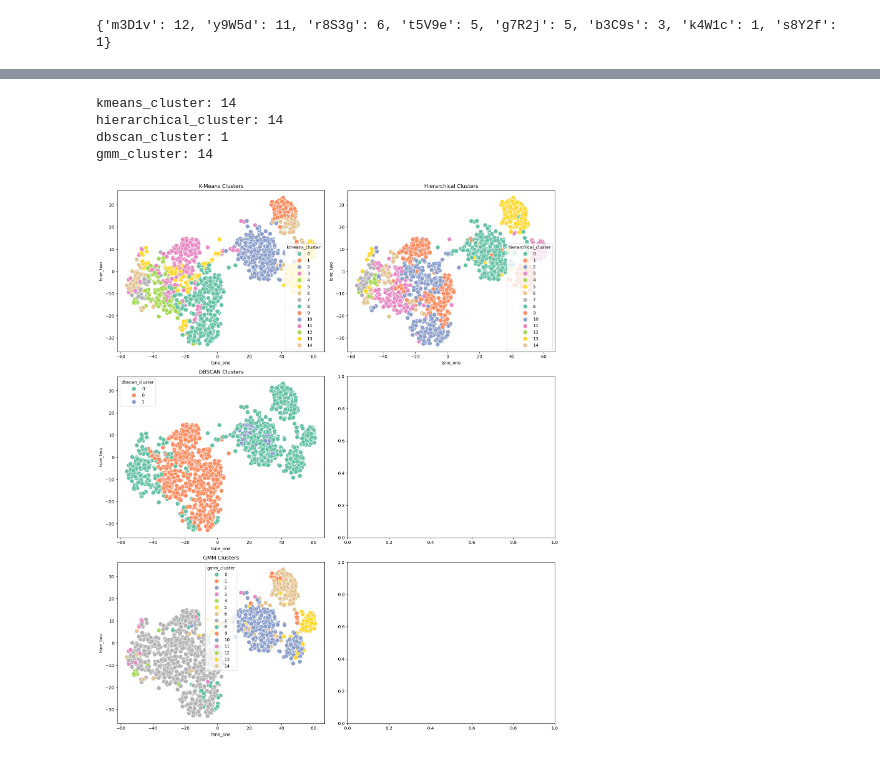
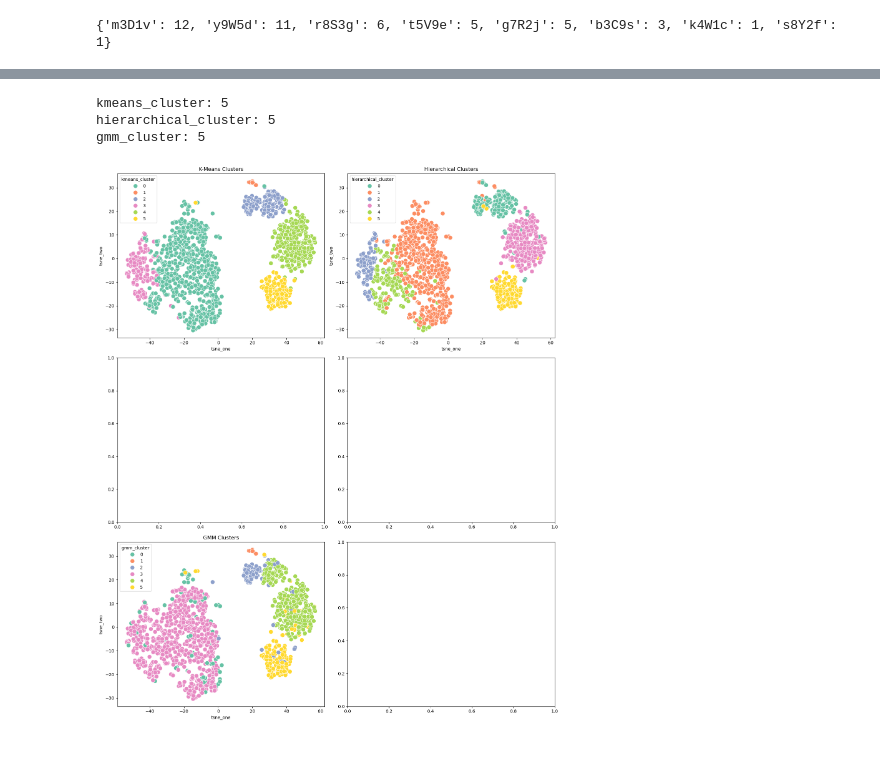
Before and after one commit to zyx2yx/ProfessionPracticeProject, a Jupyter notebook: dataprocess/task2/task2-02.ipynb, the cells around one changed output, grey strips where cells are left out. Drawn from its saved outputs; the diff is of its cells as text; code cells hidden in the pictures.

```diff
--- a/dataprocess/task2/task2-02.ipynb
+++ b/dataprocess/task2/task2-02.ipynb
@@ -30,15 +30,18 @@ submit_record = pd.read_csv(relative_path + 'All_Class/all_class_submit_record.c
 submit_record['time'] = pd.to_datetime(submit_record['time'], unit='s')
 
 # 提取时间特征
-submit_record['hour'] = submit_record['time'].dt.hour
-submit_record['day'] = submit_record['time'].dt.day
-submit_record['weekday'] = submit_record['time'].dt.weekday
-submit_record['month'] = submit_record['time'].dt.month
+submit_record['hour'] = submit_record['time'].dt.hour # 0-23
+submit_record['day'] = submit_record['time'].dt.day # 1-31
+# submit_record['weekday'] = submit_record['time'].dt.weekday # 0-6, 0 is Monday
+# submit_record['week'] = submit_record['time'].dt.week # 1-52 没有这个属性
+submit_record['month'] = submit_record['time'].dt.month # 1-12
+# submit_record['weekday_name'] = submit_record['time'].dt.weekday_name # Monday, Tuesday, ...
+# print(submit_record.iloc[50:100,16:20])
 
 # 按时间特征统计答题量
 hourly_data = submit_record.groupby('hour').size()
 daily_data = submit_record.groupby('day').size()
-weekly_data = submit_record.groupby('weekday').size()
+# weekly_data = submit_record.groupby('weekday').size()
 monthly_data = submit_record.groupby('month').size()
 # %%
 # 答题正确率
@@ -80,10 +83,19 @@ features.columns = [
     # 'major',
 ]
 
+# 学生的活跃天数，需要注意答题记录中包含5个月的数据
+temple_submit_record = submit_record.drop_duplicates(subset=['student_ID', 'month','day'], keep='first')
+features['active_days'] = temple_submit_record.groupby('student_ID')['day'].count()
+# print(features['active_days'][:100])
+# 每个学生的答题时长 可能与题目尝试次数相关
+temple_submit_record = submit_record.drop_duplicates(subset=['student_ID', 'month','day','hour'], keep='first')
+features['learn_hours'] = temple_submit_record.groupby('student_ID')['hour'].count()
+
+# 每道题目对应知识点最终得分率
 submit_record = submit_record.sort_values(by=['student_ID', 'title_ID', 'knowledge','score'], ascending=[True, True, True, False])
 submit_record = submit_record.drop_duplicates(subset=['student_ID', 'title_ID', 'knowledge'], keep='first')
 submit_record['score_ratio'] = submit_record['score'] / submit_record['full_score']
-
+# 每个学生每个知识点的平均得分率
 submit_record['score_ratio_per_kg'] = submit_record.groupby(['student_ID', 'knowledge'])['score_ratio'].transform('mean')
 score_pivot = submit_record.pivot_table(index='student_ID', columns='knowledge', values='score_ratio_per_kg', aggfunc='first').fillna(0)
 score_pivot.columns = [f'score_ratio_{col}' for col in score_pivot.columns]
@@ -187,17 +199,22 @@ import seaborn as sns
 from sklearn.manifold import TSNE
 from sklearn.decomposition import PCA
 
+num_clusters = 5
+num_clusters = 6
+# num_clusters = 7
+# num_clusters = 8
+# num_clusters = 10
 # 标准化特征
 scaler = StandardScaler()
 scaled_features = scaler.fit_transform(features)
 # KMeans
 # kmeans = KMeans(n_clusters=15, random_state=42)
-kmeans = KMeans(n_clusters=15, random_state=42, init='k-means++', algorithm='lloyd', n_init='auto')
+kmeans = KMeans(n_clusters=num_clusters, random_state=42, init='k-means++', algorithm='lloyd', n_init='auto')
 features['kmeans_cluster'] = kmeans.fit_predict(scaled_features)
 print('kmeans_cluster:',features['kmeans_cluster'].max())
 
 # 层次聚类
-hierarchical = AgglomerativeClustering(n_clusters=15)
+hierarchical = AgglomerativeClustering(n_clusters=num_clusters)
 features['hierarchical_cluster'] = hierarchical.fit_predict(scaled_features)
 print('hierarchical_cluster:',features['hierarchical_cluster'].max())
 
@@ -210,14 +227,13 @@ print('hierarchical_cluster:',features['hierarchical_cluster'].max())
 # spectral = SpectralClustering(n_clusters=3, random_state=42)
 # features['spectral_cluster'] = spectral.fit_predict(scaled_features)
 # 高斯混合模型
-gmm = GaussianMixture(n_components=15, random_state=42)
+gmm = GaussianMixture(n_components=num_clusters, random_state=42)
 features['gmm_cluster'] = gmm.fit_predict(scaled_features)
 print('gmm_cluster:',features['gmm_cluster'].max())
 # %% [output]
-kmeans_cluster: 14
-hierarchical_cluster: 14
-dbscan_cluster: 1
-gmm_cluster: 14
+kmeans_cluster: 5
+hierarchical_cluster: 5
+gmm_cluster: 5
 # %%
 # 降维
 # t-SNE降维
@@ -225,33 +241,33 @@ tsne = TSNE(n_components=2, random_state=42)
 tsne_features = tsne.fit_transform(scaled_features)
 
 # 添加t-SNE结果到features中
 features['tsne_one'] = tsne_features[:, 0]
 features['tsne_two'] = tsne_features[:, 1]
 
 # 绘制不同聚类算法的t-SNE可视化结果
 fig, axes = plt.subplots(3, 2, figsize=(15, 18))
 
 # 绘制K-Means聚类结果
 sns.scatterplot(data=features, x='tsne_one', y='tsne_two', hue='kmeans_cluster', palette='Set2',s=100, ax=axes[0, 0])
 axes[0, 0].set_title('K-Means Clusters')
 
 # 绘制层次聚类结果
 sns.scatterplot(data=features, x='tsne_one', y='tsne_two', hue='hierarchical_cluster', palette='Set2', s=100, ax=axes[0, 1])
 axes[0, 1].set_title('Hierarchical Clusters')
 
 # 绘制DBSCAN聚类结果
-sns.scatterplot(data=features, x='tsne_one', y='tsne_two', hue='dbscan_cluster', palette='Set2', s=100, ax=axes[1, 0])
-axes[1, 0].set_title('DBSCAN Clusters')
+# sns.scatterplot(data=features, x='tsne_one', y='tsne_two', hue='dbscan_cluster', palette='Set2', s=100, ax=axes[1, 0])
+# axes[1, 0].set_title('DBSCAN Clusters')
 
 # # 绘制谱聚类结果
 # sns.scatterplot(data=features, x='tsne_one', y='tsne_two', hue='spectral_cluster', palette='Set2', s=100, ax=axes[1, 1])
 # axes[1, 1].set_title('Spectral Clusters')
 
 # 绘制GMM聚类结果
 sns.scatterplot(data=features, x='tsne_one', y='tsne_two', hue='gmm_cluster',palette='Set2', s=100, ax=axes[2, 0])
 axes[2, 0].set_title('GMM Clusters')
 
 plt.tight_layout()
 plt.show()
 # %% [output]
-[figure, old version]
+[figure, new version]
```
Also changed, not shown: parts of 5 cells of this notebook, 1 other file.
